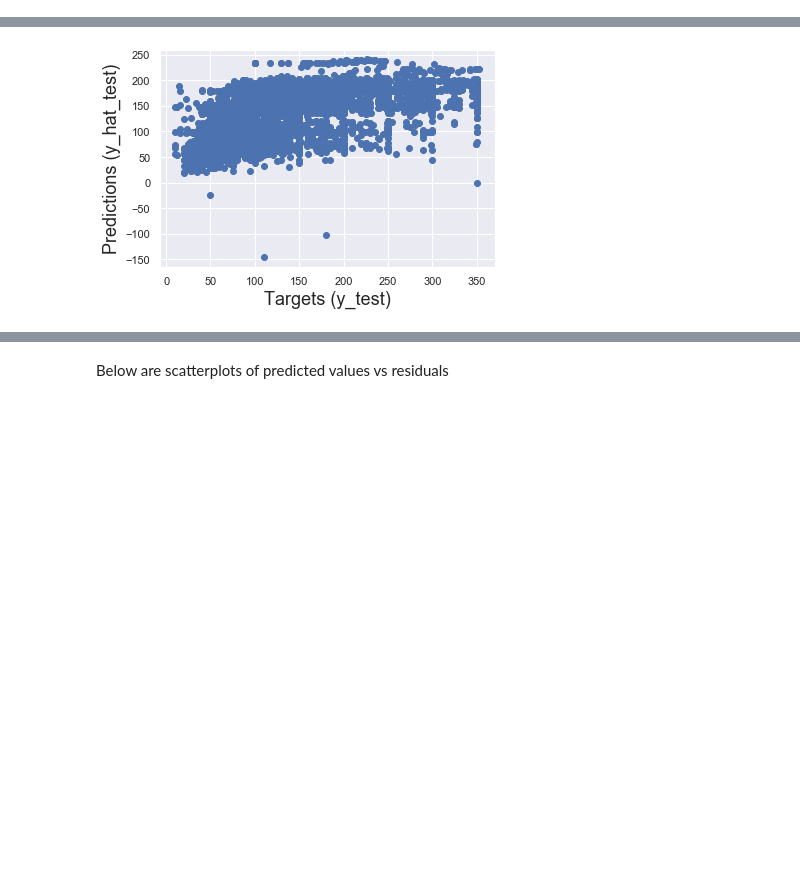
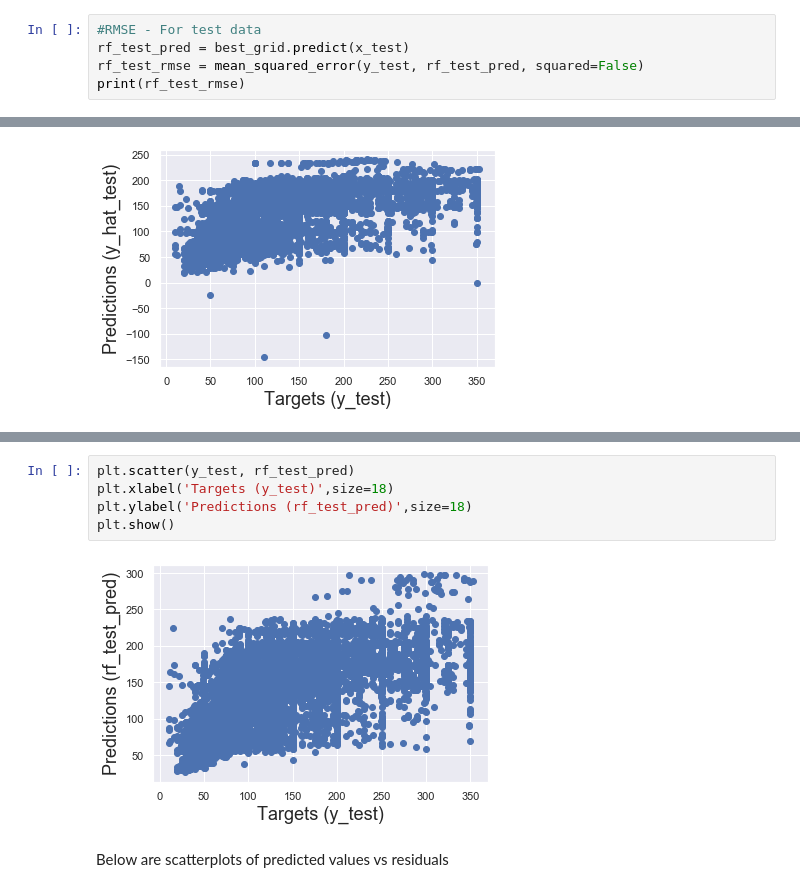
Before and after one commit to kinlongsun/Mini-Project-1, a Jupyter notebook: Capstone Project 1/CP1_In-Depth Analysis.ipynb, the cells around one changed output, grey strips where cells are left out. Cells and saved outputs as stored; diff of their text form; blank space fills up the shorter version.

```diff
--- a/Capstone Project 1/CP1_In-Depth Analysis.ipynb
+++ b/Capstone Project 1/CP1_In-Depth Analysis.ipynb
@@ -305,0 +510,5 @@ print(lasso_test_mape)
+# %%
+#RMSE - For test data
+rf_test_pred = best_grid.predict(x_test)
+rf_test_rmse = mean_squared_error(y_test, rf_test_pred, squared=False)
+print(rf_test_rmse)
@@ -374,3 +571,10 @@ plt.show()
+# %%
+plt.scatter(y_test, rf_test_pred)
+plt.xlabel('Targets (y_test)',size=18)
+plt.ylabel('Predictions (rf_test_pred)',size=18)
+plt.show()
+# %% [output]
+[figure, added]
 # %% [markdown]
 Below are scatterplots of predicted values vs residuals
 # %%
```
Also changed, not shown: parts of 52 cells of this notebook.
